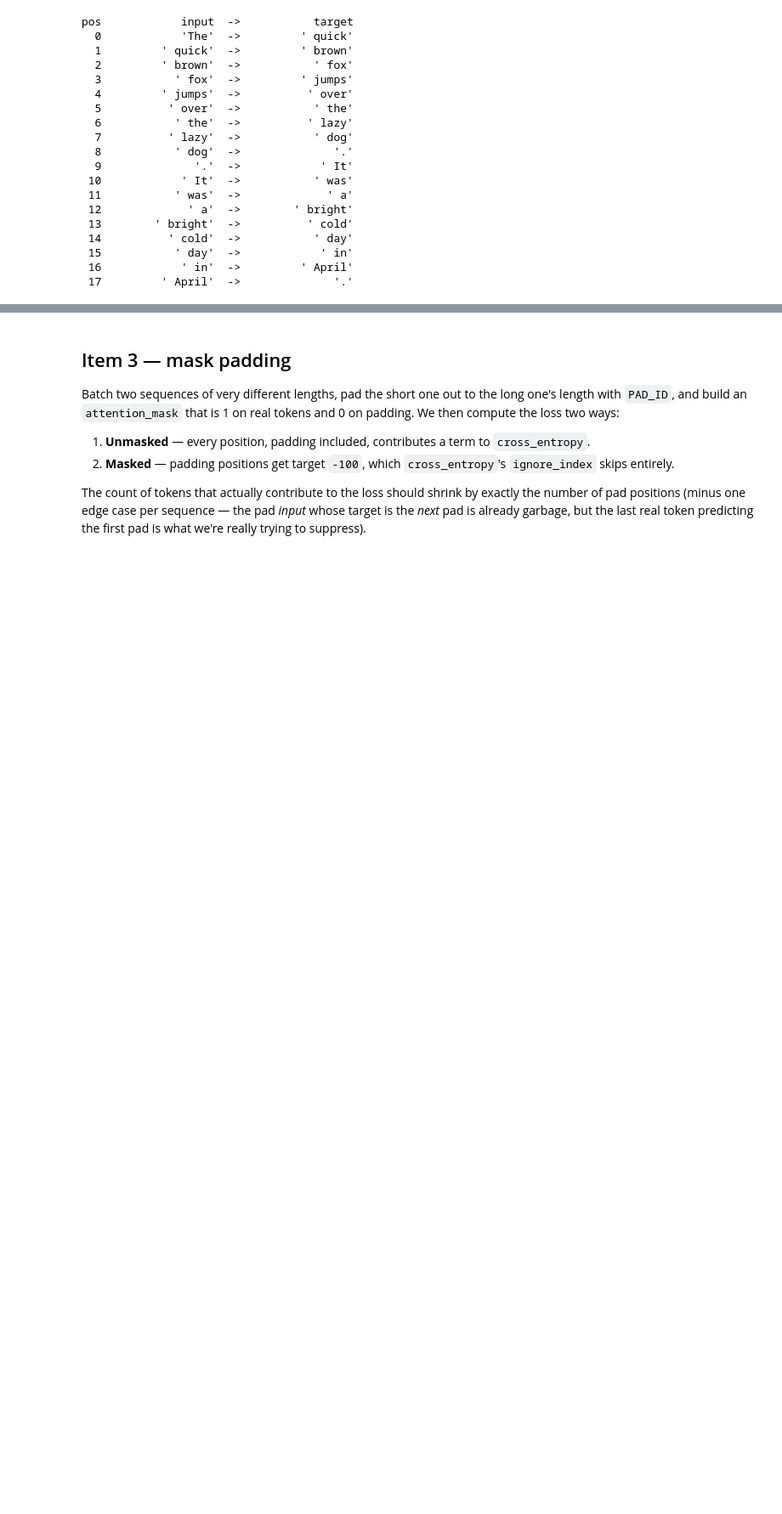
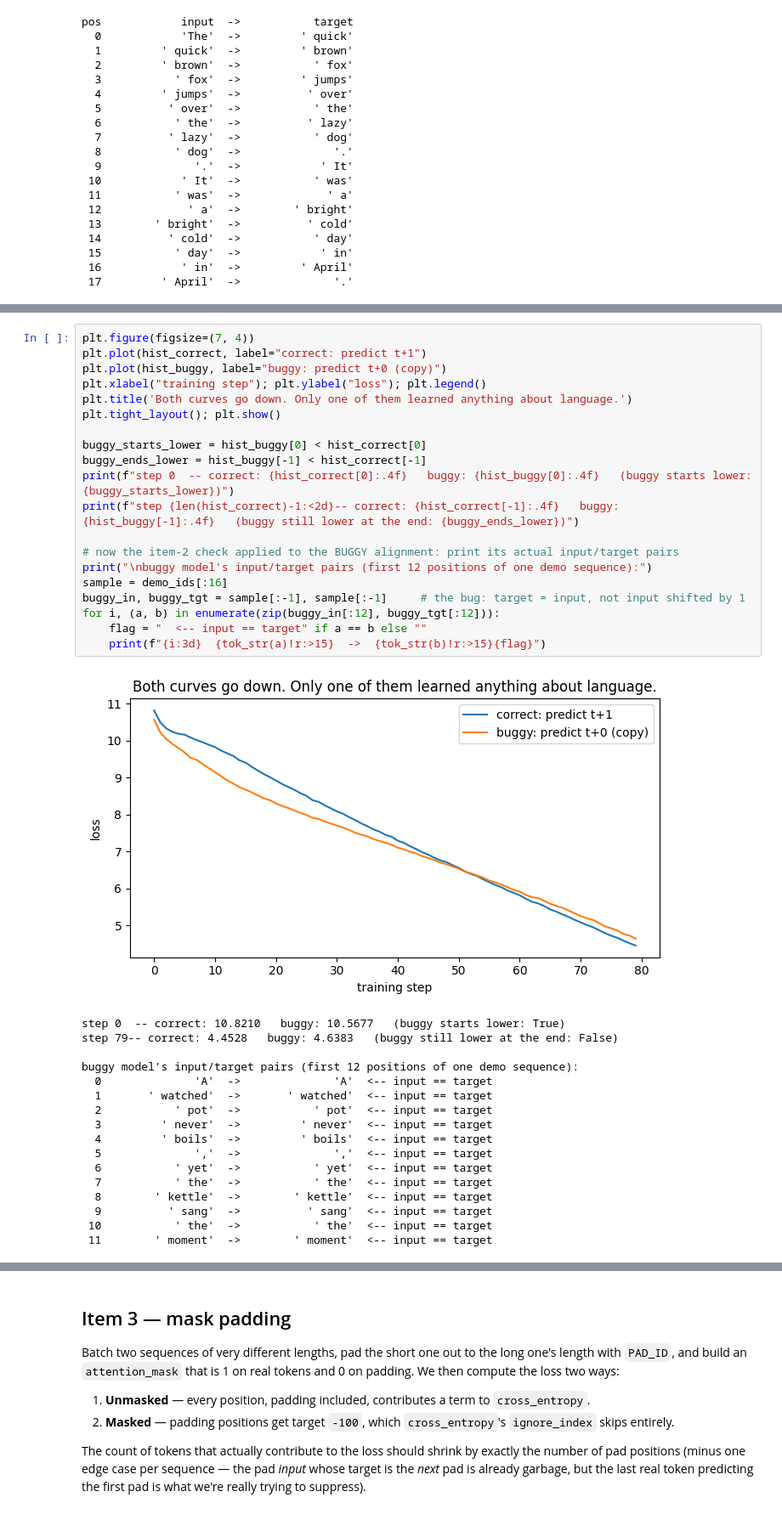
Before and after one commit to dattatreyamanjunath/ERA-V5, a Jupyter notebook: assignment-9/llm_harness.ipynb, the cells around one changed output, grey strips where cells are left out. Shown at 85% size. Cells and saved outputs as stored; diff of their text form; blank space fills up the shorter version.

```diff
--- a/assignment-9/llm_harness.ipynb
+++ b/assignment-9/llm_harness.ipynb
@@ -280,0 +335,38 @@ pos            input  ->           target
+# %%
+plt.figure(figsize=(7, 4))
+plt.plot(hist_correct, label="correct: predict t+1")
+plt.plot(hist_buggy, label="buggy: predict t+0 (copy)")
+plt.xlabel("training step"); plt.ylabel("loss"); plt.legend()
+plt.title('Both curves go down. Only one of them learned anything about language.')
+plt.tight_layout(); plt.show()
+
+buggy_starts_lower = hist_buggy[0] < hist_correct[0]
+buggy_ends_lower = hist_buggy[-1] < hist_correct[-1]
+print(f"step 0  -- correct: {hist_correct[0]:.4f}   buggy: {hist_buggy[0]:.4f}   (buggy starts lower: {buggy_starts_lower})")
+print(f"step {len(hist_correct)-1:<2d}-- correct: {hist_correct[-1]:.4f}   buggy: {hist_buggy[-1]:.4f}   (buggy still lower at the end: {buggy_ends_lower})")
+
+# now the item-2 check applied to the BUGGY alignment: print its actual input/target pairs
+print("\nbuggy model's input/target pairs (first 12 positions of one demo sequence):")
+sample = demo_ids[:16]
+buggy_in, buggy_tgt = sample[:-1], sample[:-1]     # the bug: target = input, not input shifted by 1
+for i, (a, b) in enumerate(zip(buggy_in[:12], buggy_tgt[:12])):
+    flag = "  <-- input == target" if a == b else ""
+    print(f"{i:3d}  {tok_str(a)!r:>15}  ->  {tok_str(b)!r:>15}{flag}")
+# %% [output]
+[figure, added]
+step 0  -- correct: 10.8210   buggy: 10.5677   (buggy starts lower: True)
+step 79-- correct: 4.4528   buggy: 4.6383   (buggy still lower at the end: False)
+
+buggy model's input/target pairs (first 12 positions of one demo sequence):
+  0              'A'  ->              'A'  <-- input == target
+  1       ' watched'  ->       ' watched'  <-- input == target
+  2           ' pot'  ->           ' pot'  <-- input == target
+  3         ' never'  ->         ' never'  <-- input == target
+  4         ' boils'  ->         ' boils'  <-- input == target
+  5              ','  ->              ','  <-- input == target
+  6           ' yet'  ->           ' yet'  <-- input == target
+  7           ' the'  ->           ' the'  <-- input == target
+  8        ' kettle'  ->        ' kettle'  <-- input == target
+  9          ' sang'  ->          ' sang'  <-- input == target
+ 10           ' the'  ->           ' the'  <-- input == target
+ 11        ' moment'  ->        ' moment'  <-- input == target
```
Also changed, not shown: parts of 9 cells of this notebook, 1 other file.
